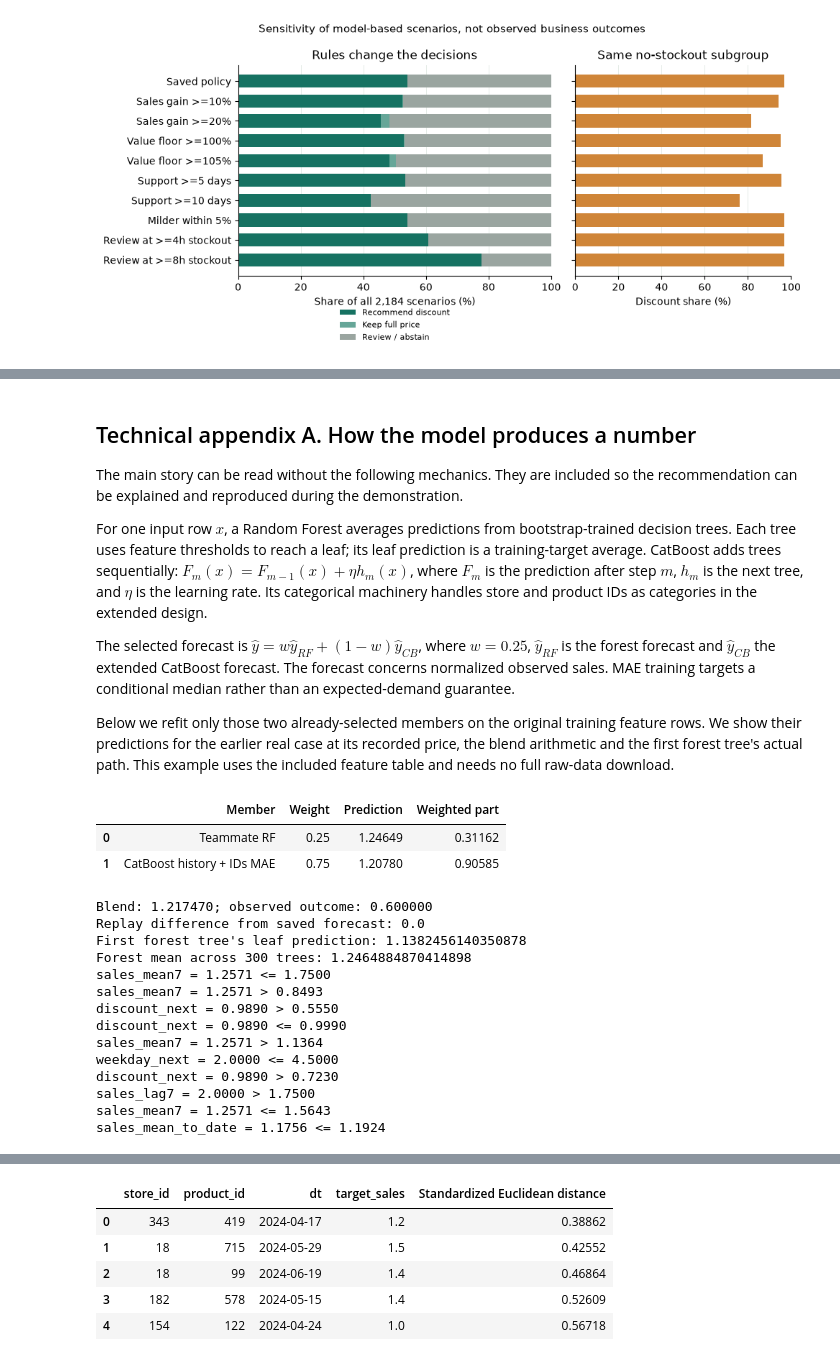
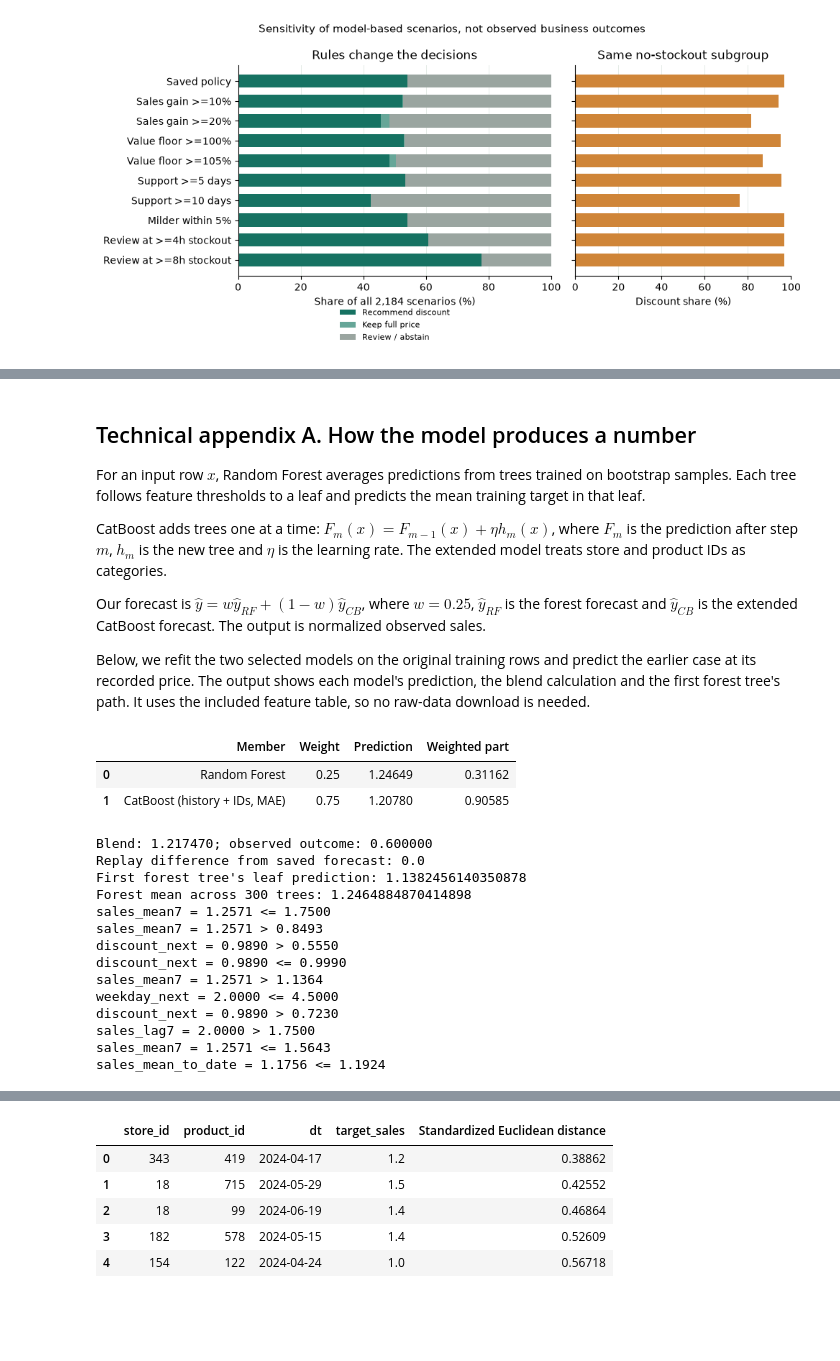
Before and after one commit to Lisayinyy/MAIB_7002, a Jupyter notebook: 02_lisa_pipeline.ipynb, the cells around one changed output, grey strips where cells are left out. Drawn from its saved outputs; the diff is of its cells as text; code cells hidden in the pictures; blank space fills up the shorter version.

```diff
--- a/02_lisa_pipeline.ipynb
+++ b/02_lisa_pipeline.ipynb
@@ -241,0 +254,43 @@ product a name, so we keep its identifier rather than inventing a product story.
+# %%
+# Descriptive target-day outcomes from early dates only; no validation or final-period rows.
+early_store = feat.loc[pd.to_datetime(feat["dt"]) < pd.Timestamp("2024-05-22")].copy()
+assert early_store["dt"].min() == pd.Timestamp("2024-04-04")
+assert early_store["dt"].max() == pd.Timestamp("2024-05-21")
+assert early_store["discount_next"].gt(0).all() and early_store["discount_next"].le(1).all()
+store_pattern = (early_store.assign(
+    discounted=early_store["discount_next"].lt(0.95),
+    stockout=early_store["target_stockout_hours"].gt(0),
+    zero_sales=early_store["target_sales"].eq(0))
+    .groupby("store_id").agg(
+        records=("target_sales", "size"),
+        discounted=("discounted", "mean"),
+        stockout=("stockout", "mean"),
+        zero_sales=("zero_sales", "mean")))
+assert len(store_pattern) == 5 and store_pattern["records"].sum() == 312 * 48
+
+from matplotlib.colors import LinearSegmentedColormap
+fig, ax = plt.subplots(figsize=(9, 4.4))
+heat_values = store_pattern[["discounted", "stockout", "zero_sales"]].to_numpy()
+heat_colors = LinearSegmentedColormap.from_list("retail_shares", ["#f1f7f3", "#71b1a2", "#116656"])
+heat = ax.imshow(heat_values, cmap=heat_colors, vmin=0, vmax=1, aspect="auto")
+ax.set_xticks(range(3), ["Discount < 0.95", "Any stockout", "Zero sales"])
+ax.set_yticks(range(5), [f"Store {i}  ·  {int(r.records):,} records" for i, r in store_pattern.iterrows()])
+ax.tick_params(length=0, pad=10, labelsize=10)
+for row in range(5):
+    for col in range(3):
+        value = heat_values[row, col]
+        ax.text(col, row, f"{value:.1%}", ha="center", va="center", fontsize=12,
+                color="white" if value > .6 else "#173f35")
+ax.set_xticks(np.arange(-.5, 3, 1), minor=True)
+ax.set_yticks(np.arange(-.5, 5, 1), minor=True)
+ax.grid(which="minor", color="white", linewidth=3)
+ax.tick_params(which="minor", bottom=False, left=False)
+for spine in ax.spines.values():
+    spine.set_visible(False)
+colorbar = fig.colorbar(heat, ax=ax, fraction=.035, pad=.04)
+colorbar.set_ticks([0, .25, .5, .75, 1], labels=["0%", "25%", "50%", "75%", "100%"])
+colorbar.outline.set_visible(False)
+ax.set_title("Trading patterns within the five-store sample", loc="left", pad=18, fontsize=13)
+fig.text(.02, .02, "4 Apr–21 May 2024 · shares of selected product-day records within each store", fontsize=9, color="#395b50")
+fig.tight_layout(rect=(0, .06, 1, 1))
+plt.show()
@@ -1059,56 +949,47 @@ outputs and the transfer check. The original notebook and helper modules remain
 # %% [markdown]
 ## Technical appendix A. How the model produces a number
 
-The main story can be read without the following mechanics. They are included so the recommendation
-can be explained and reproduced during the demonstration.
+For an input row $x$, Random Forest averages predictions from trees trained on bootstrap samples. Each tree follows feature thresholds to a leaf and predicts the mean training target in that leaf.
 
-For one input row $x$, a Random Forest averages predictions from bootstrap-trained decision trees.
-Each tree uses feature thresholds to reach a leaf; its leaf prediction is a training-target average.
-CatBoost adds trees sequentially: $F_m(x)=F_{m-1}(x)+\eta h_m(x)$, where $F_m$ is the prediction after
-step $m$, $h_m$ is the next tree, and $\eta$ is the learning rate. Its categorical machinery handles store
-and product IDs as categories in the extended design.
+CatBoost adds trees one at a time: $F_m(x)=F_{m-1}(x)+\eta h_m(x)$, where $F_m$ is the prediction after step $m$, $h_m$ is the new tree and $\eta$ is the learning rate. The extended model treats store and product IDs as categories.
 
-The selected forecast is $\hat y=w\hat y_{RF}+(1-w)\hat y_{CB}$, where $w=0.25$, $\hat y_{RF}$ is the
-forest forecast and $\hat y_{CB}$ the extended CatBoost forecast. The forecast concerns normalized
-observed sales. MAE training targets a conditional median rather than an expected-demand guarantee.
+Our forecast is $\hat y=w\hat y_{RF}+(1-w)\hat y_{CB}$, where $w=0.25$, $\hat y_{RF}$ is the forest forecast and $\hat y_{CB}$ is the extended CatBoost forecast. The output is normalized observed sales.
 
-Below we refit only those two already-selected members on the original training feature rows. We show
-their predictions for the earlier real case at its recorded price, the blend arithmetic and the first
-forest tree's actual path. This example uses the included feature table and needs no full raw-data download.
+Below, we refit the two selected models on the original training rows and predict the earlier case at its recorded price. The output shows each model's prediction, the blend calculation and the first forest tree's path. It uses the included feature table, so no raw-data download is needed.
 # %%
 training = feat[feat.split == "train"]
 specs = {s["name"]: s for s in plan["candidates"]}
 members = selection["blend_weights"].get(winner,{winner:1.})
 live_models = {}; example_values = []
 from threadpoolctl import threadpool_limits
 for name, weight in members.items():
     spec = specs[name]
     with threadpool_limits(limits=4):
         model = v2.estimator(spec).fit(training[v2.columns(spec)],training[C.TARGET])
     live_models[name] = model
     prediction = float(v2.predict(model,example,spec)[0])
     example_values.append({"Member":name,"Weight":weight,"Prediction":prediction,"Weighted part":weight*prediction})
 example_table = pd.DataFrame(example_values); display(example_table)
 live_prediction = example_table["Weighted part"].sum()
 saved_case = test_predictions[(test_predictions.store_id == case_key.store_id) &
     (test_predictions.product_id == case_key.product_id) & (test_predictions.dt == case_key["dt"])].iloc[0]
 print(f"Blend: {live_prediction:.6f}; observed outcome: {case_key[C.TARGET]:.6f}")
 print("Replay difference from saved forecast:",abs(live_prediction-saved_case[winner]))
 assert np.isclose(live_prediction,saved_case[winner],atol=1e-6)
-forest = live_models.get("Teammate RF")
+forest = live_models.get("Random Forest")
 if forest is not None:
     x = example[C.FEATURES].to_numpy(); tree = forest.estimators_[0]; leaf = tree.apply(x)[0]
     print("First forest tree's leaf prediction:",float(tree.tree_.value[leaf,0,0]))
     print("Forest mean across",len(forest.estimators_),"trees:",float(np.mean([t.predict(x)[0] for t in forest.estimators_])))
     for node in tree.decision_path(x).indices:
         feature = tree.tree_.feature[node]
         if feature >= 0:
             value, threshold = x[0,feature],tree.tree_.threshold[node]
             print(f"{C.FEATURES[feature]} = {value:.4f} {'<=' if value <= threshold else '>'} {threshold:.4f}")
 # %% [output]
 |  | Member | Weight | Prediction | Weighted part |
-| 0 | Teammate RF | 0.25 | 1.24649 | 0.31162 |
-| 1 | CatBoost history + IDs MAE | 0.75 | 1.20780 | 0.90585 |
+| 0 | Random Forest | 0.25 | 1.24649 | 0.31162 |
+| 1 | CatBoost (history + IDs, MAE) | 0.75 | 1.20780 | 0.90585 |
 Blend: 1.217470; observed outcome: 0.600000
 Replay difference from saved forecast: 0.0
 First forest tree's leaf prediction: 1.1382456140350878
```
Also changed, not shown: parts of 134 cells of this notebook, 18 other files.
